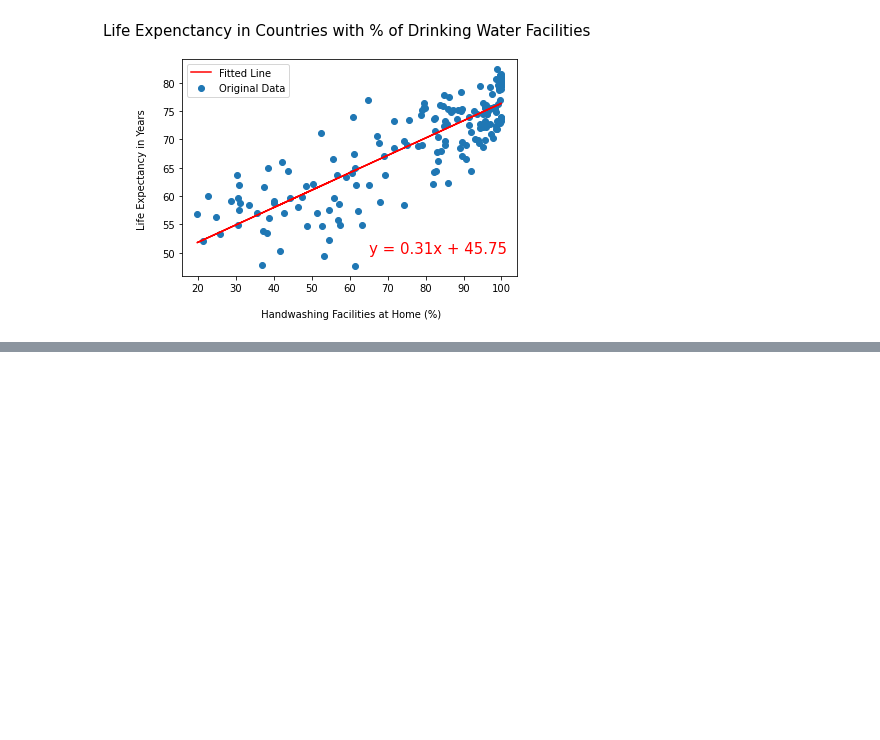
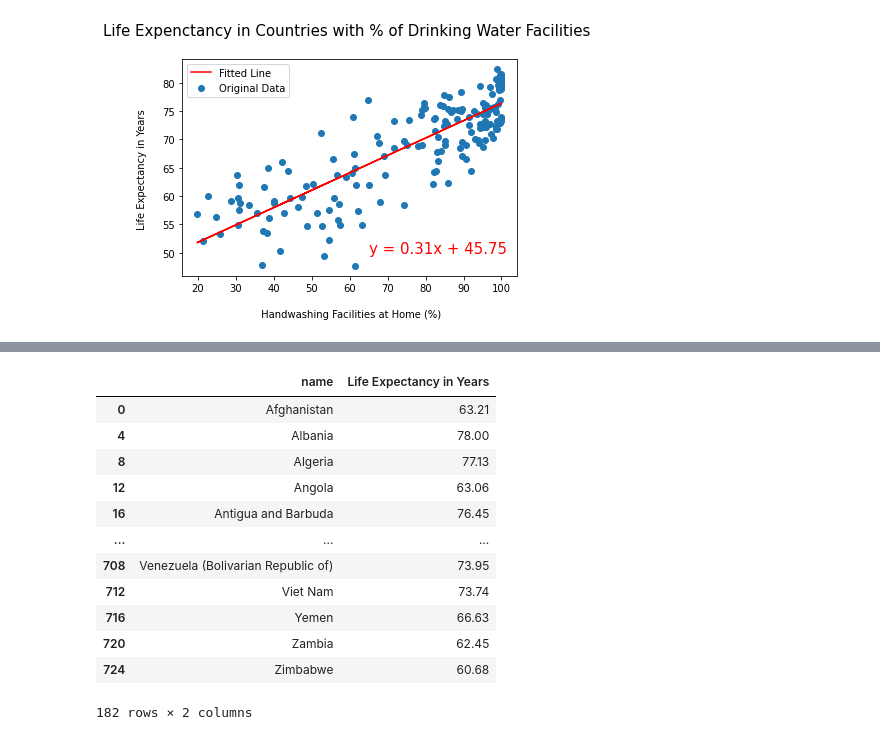
Before and after one commit to pkorat/World-Life-Expectancy-Analysis, a Jupyter notebook: main_pk_6_30_21.ipynb, the cells around one changed output, grey strips where cells are left out. Drawn from its saved outputs; the diff is of its cells as text; code cells hidden in the pictures; blank space fills up the shorter version.

```diff
--- a/main_pk_6_30_21.ipynb
+++ b/main_pk_6_30_21.ipynb
@@ -352,0 +364,18 @@ ImportError: The descartes package is required for plotting polygons in geopanda
+# %%
+mean_lifeexp = life_expectancy_df_clean[life_expectancy_df_clean['Period'] == 2019].drop(['Period', 'Indicator', 'Sex'], axis=1)
+mean_lifeexp = mean_lifeexp.rename(columns={'Location':'name'})
+mean_lifeexp
+# %% [output]
+|  | name | Life Expectancy in Years |
+| 0 | Afghanistan | 63.21 |
+| 4 | Albania | 78.00 |
+| 8 | Algeria | 77.13 |
+| 12 | Angola | 63.06 |
+| 16 | Antigua and Barbuda | 76.45 |
+| ... | ... | ... |
+| 708 | Venezuela (Bolivarian Republic of) | 73.95 |
+| 712 | Viet Nam | 73.74 |
+| 716 | Yemen | 66.63 |
+| 720 | Zambia | 62.45 |
+| 724 | Zimbabwe | 60.68 |
+182 rows × 2 columns
```
Also changed, not shown: parts of 4 cells of this notebook.
